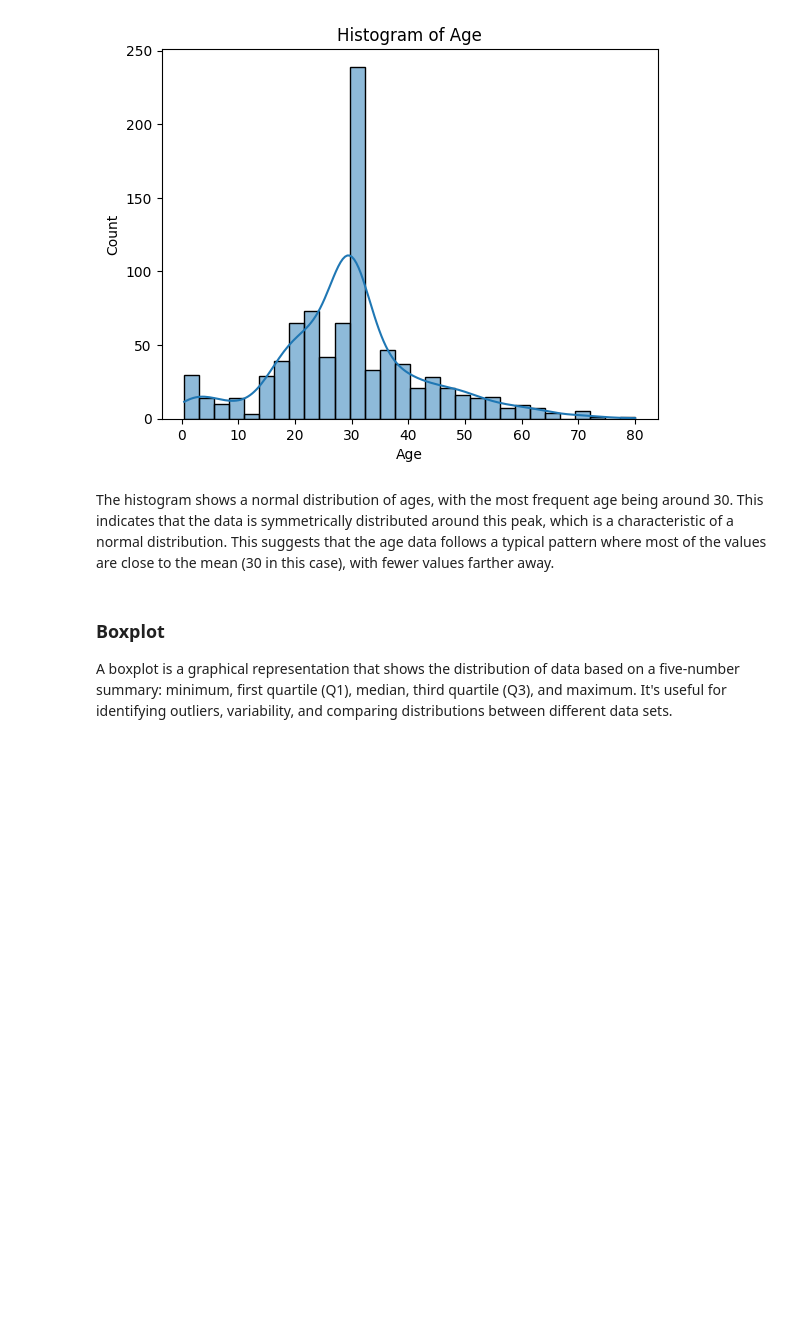
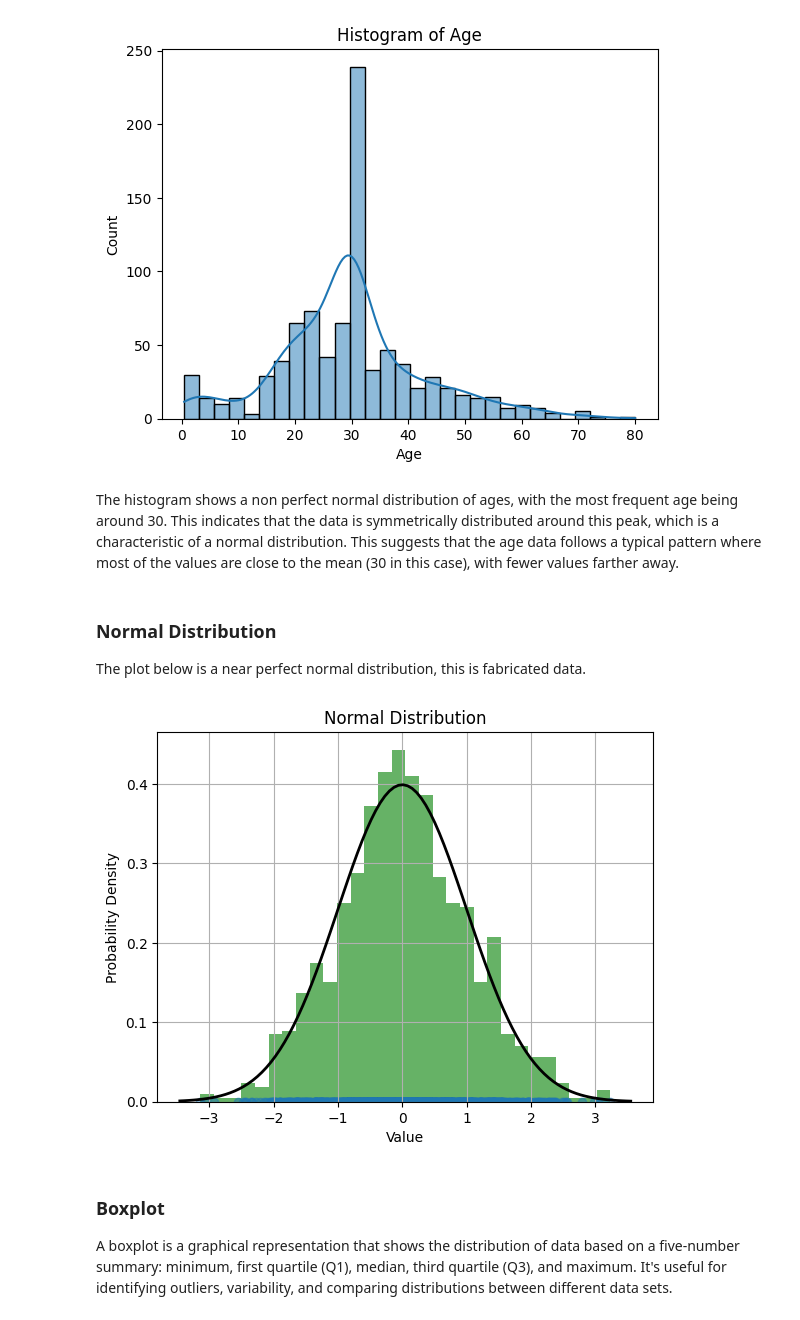
Before and after one commit to JoeyPoel/Minor-Artifical-Intelligence, a Jupyter notebook: wiskunde/statistics/statisticsTitanic.ipynb, the cells around one changed output. Saved outputs shown, nothing was run; the diff lists cells and outputs as text; code cells hidden in the pictures; blank space fills up the shorter version.

```diff
--- a/wiskunde/statistics/statisticsTitanic.ipynb
+++ b/wiskunde/statistics/statisticsTitanic.ipynb
@@ -165,7 +165,41 @@ plt.show()
 # %% [output]
 [figure]
 # %% [markdown]
-The histogram shows a normal distribution of ages, with the most frequent age being around 30. This indicates that the data is symmetrically distributed around this peak, which is a characteristic of a normal distribution. This suggests that the age data follows a typical pattern where most of the values are close to the mean (30 in this case), with fewer values farther away.
+The histogram shows a non perfect normal distribution of ages, with the most frequent age being around 30. This indicates that the data is symmetrically distributed around this peak, which is a characteristic of a normal distribution. This suggests that the age data follows a typical pattern where most of the values are close to the mean (30 in this case), with fewer values farther away.
+# %% [markdown]
+### Normal Distribution
+The plot below is a near perfect normal distribution, this is fabricated data.
+# %%
+import numpy as np
+import matplotlib.pyplot as plt
+
+# Parameters
+mu = 0  # mean
+sigma = 1  # standard deviation
+num_samples = 1000
+
+# Generate random samples from a normal distribution
+data = np.random.normal(mu, sigma, num_samples)
+
+# Plot histogram
+plt.hist(data, bins=30, density=True, alpha=0.6, color='g')
+
+# Plot data points
+plt.scatter(data, np.zeros_like(data), alpha=0.5)
+
+# Plot the probability density function
+xmin, xmax = plt.xlim()
+x = np.linspace(xmin, xmax, 100)
+p = np.exp(-(x - mu)**2 / (2 * sigma**2)) / (sigma * np.sqrt(2 * np.pi))
+plt.plot(x, p, 'k', linewidth=2)
+
+plt.title('Normal Distribution')
+plt.xlabel('Value')
+plt.ylabel('Probability Density')
+plt.grid(True)
+plt.show()
+# %% [output]
+[figure, added]
 # %% [markdown]
 ### Boxplot
 A boxplot is a graphical representation that shows the distribution of data based on a five-number summary: minimum, first quartile (Q1), median, third quartile (Q3), and maximum. It's useful for identifying outliers, variability, and comparing distributions between different data sets.
```
Also changed, not shown: parts of 2 cells of this notebook, 2 other files.
